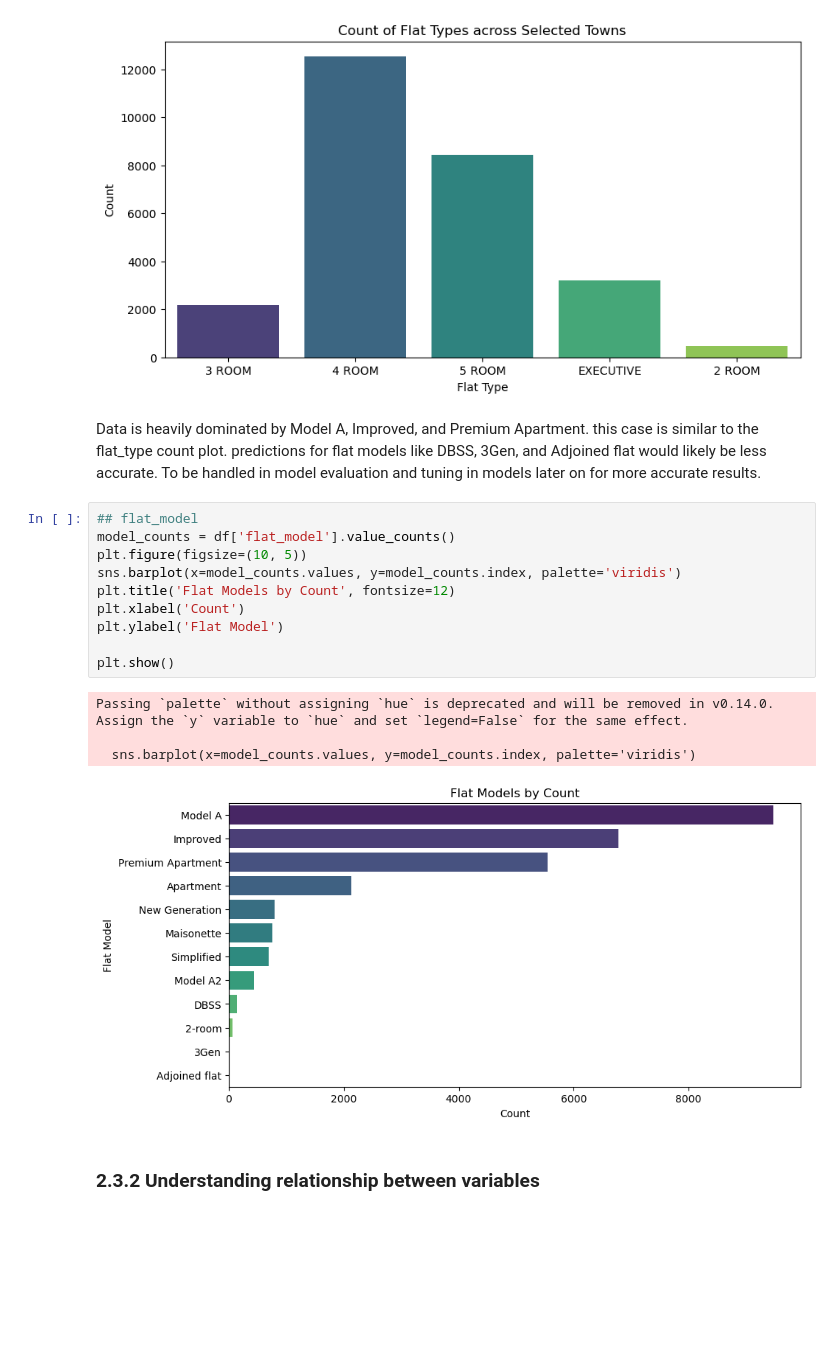
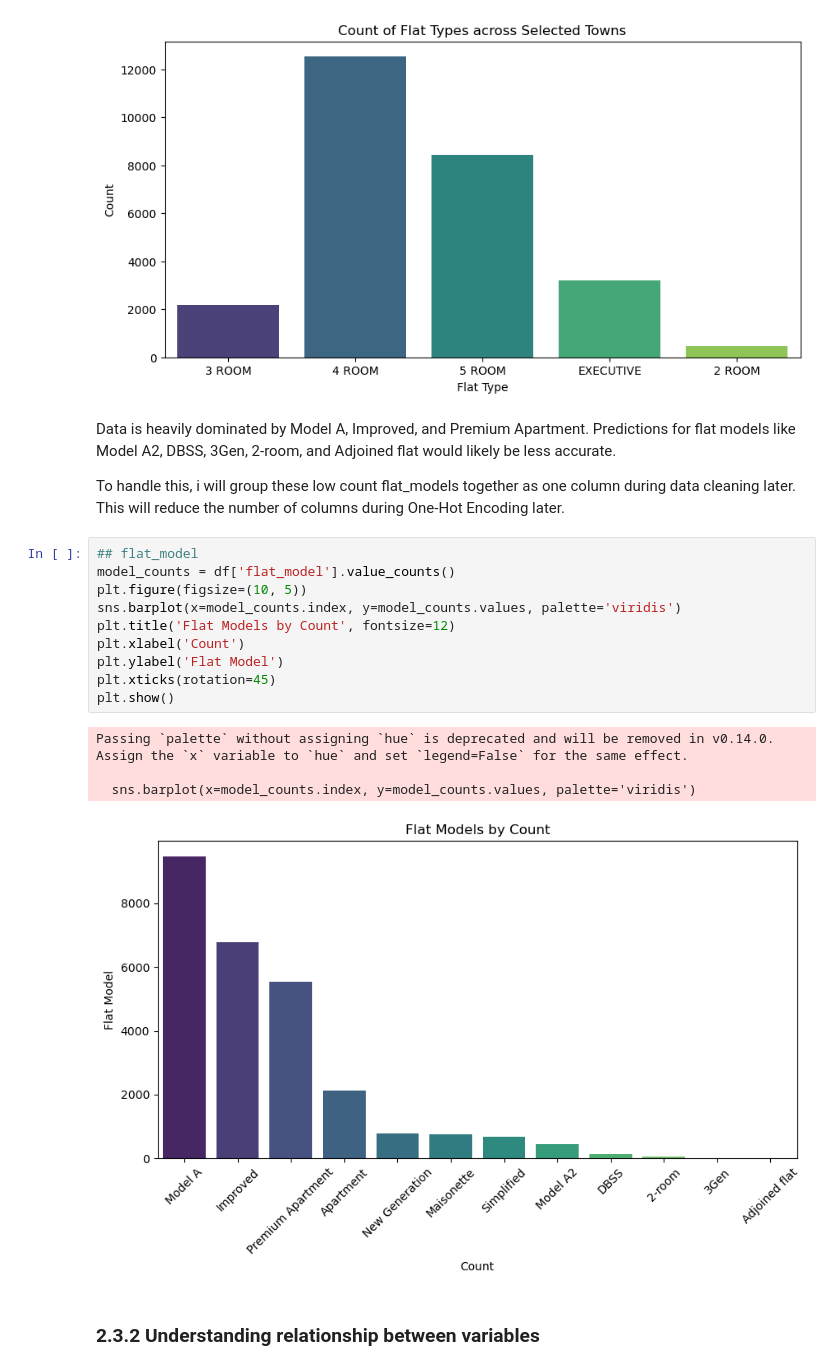
Before and after one commit to IZYXD/Low-Zhi-Yik_2501402H, a Jupyter notebook: MLDP Program Codes Submission Official.ipynb, the cells around one changed output. Saved outputs shown, nothing was run; the diff lists cells and outputs as text; blank space fills up the shorter version.

```diff
--- a/MLDP Program Codes Submission Templlate.ipynb
+++ b/MLDP Program Codes Submission Official.ipynb
@@ -310,22 +310,24 @@ Passing `palette` without assigning `hue` is deprecated and will be removed in v
   sns.countplot(data=df, x='flat_type', palette = "viridis")
 [figure]
 # %% [markdown]
-Data is heavily dominated by Model A, Improved, and Premium Apartment. this case is similar to the flat_type count plot. predictions for flat models like DBSS, 3Gen, and Adjoined flat would likely be less accurate. To be handled in model evaluation and tuning in models later on for more accurate results.
+Data is heavily dominated by Model A, Improved, and Premium Apartment. Predictions for flat models like Model A2, DBSS, 3Gen, 2-room, and Adjoined flat would likely be less accurate.
+
+To handle this, i will group these low count flat_models together as one column during data cleaning later. This will reduce the number of columns during One-Hot Encoding later.
 # %%
 ## flat_model
 model_counts = df['flat_model'].value_counts()
 plt.figure(figsize=(10, 5))
-sns.barplot(x=model_counts.values, y=model_counts.index, palette='viridis')
+sns.barplot(x=model_counts.index, y=model_counts.values, palette='viridis')
 plt.title('Flat Models by Count', fontsize=12)
 plt.xlabel('Count')
 plt.ylabel('Flat Model')
-
+plt.xticks(rotation=45)
 plt.show()
 # %% [output]
-Passing `palette` without assigning `hue` is deprecated and will be removed in v0.14.0. Assign the `y` variable to `hue` and set `legend=False` for the same effect.
+Passing `palette` without assigning `hue` is deprecated and will be removed in v0.14.0. Assign the `x` variable to `hue` and set `legend=False` for the same effect.
 
-  sns.barplot(x=model_counts.values, y=model_counts.index, palette='viridis')
+  sns.barplot(x=model_counts.index, y=model_counts.values, palette='viridis')
-[figure, old version]
+[figure, new version]
 # %% [markdown]
 ### 2.3.2 Understanding relationship between variables
 # %% [markdown]
```
Also changed, not shown: parts of 21 cells of this notebook, 1 other file.
